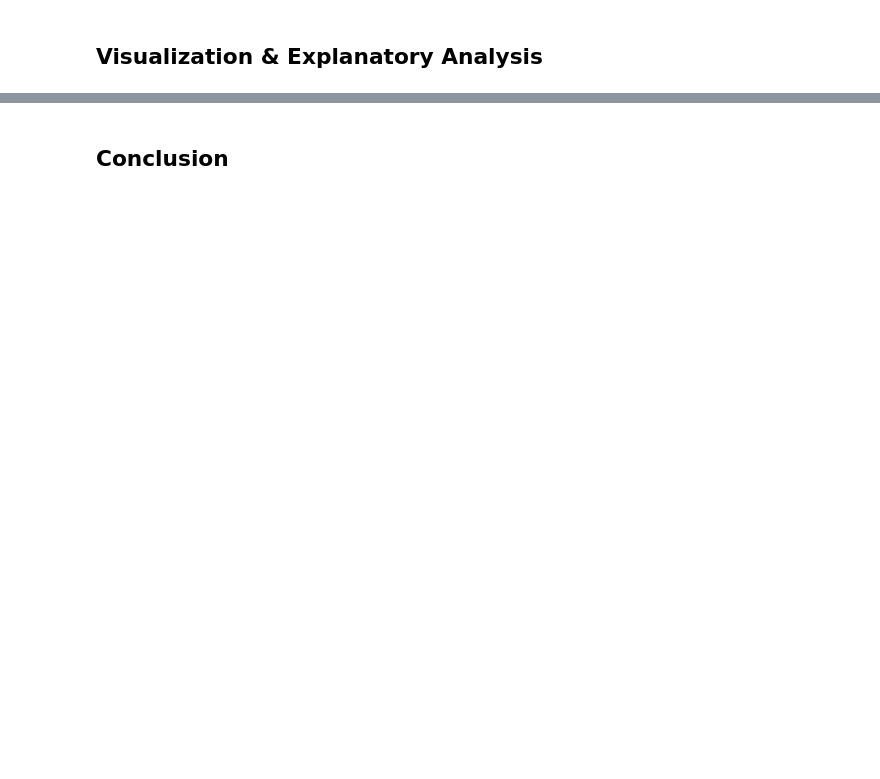
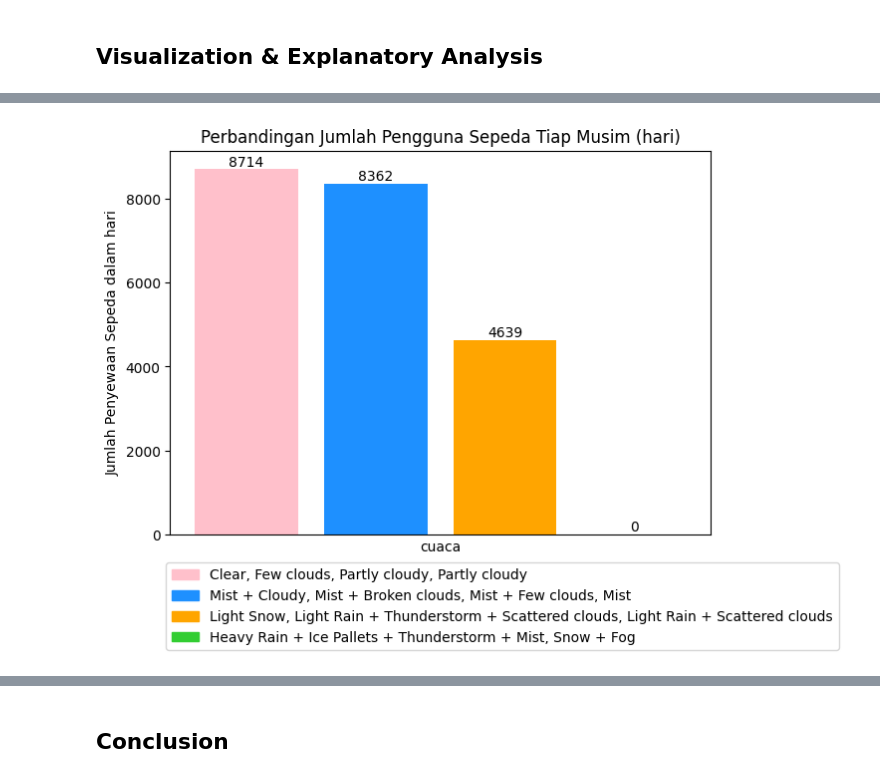
Before and after one commit to tenma33/submission, a Jupyter notebook: Proyek_Analisis_Data.ipynb, the cells around one changed output, grey strips where cells are left out. Saved outputs shown, nothing was run; the diff lists cells and outputs as text; code cells hidden in the pictures; blank space fills up the shorter version.

```diff
--- a/Proyek_Analisis_Data.ipynb
+++ b/Proyek_Analisis_Data.ipynb
@@ -214,0 +501,42 @@ plt.show()
+# %%
+# Menghitung jumlah pengguna sepeda per kategori cuaca
+data_bike_day_count_weathersit = data_bike_day.groupby('weathersit')['count'].max().reset_index()
+
+# Mengidentifikasi semua kategori cuaca yang mungkin
+semua_cuaca = ['Clear, Few clouds, Partly cloudy, Partly cloudy',
+                'Mist + Cloudy, Mist + Broken clouds, Mist + Few clouds, Mist',
+                'Light Snow, Light Rain + Thunderstorm + Scattered clouds, Light Rain + Scattered clouds',
+                'Heavy Rain + Ice Pallets + Thunderstorm + Mist, Snow + Fog']
+
+# Membuat dataframe dengan semua kategori cuaca dan menggabungkannya dengan data yang dihitung sebelumnya
+semua_cuaca = pd.DataFrame({'weathersit': semua_cuaca})
+data_bike_day_cuaca = pd.merge(semua_cuaca, data_bike_day_count_weathersit, on='weathersit', how='left').fillna(0)
+
+# Menggunakan variabel yang berbeda untuk plot
+fig, ax = plt.subplots(figsize=(7, 5))
+bars = ax.bar(data_bike_day_cuaca['weathersit'], data_bike_day_cuaca['count'], color=['pink', 'dodgerblue', 'orange', 'limegreen'])
+
+# Menambahkan legenda warna
+legend_labels = {'Clear, Few clouds, Partly cloudy, Partly cloudy': 'Clear, Few clouds, Partly cloudy, Partly cloudy',
+                 'Mist + Cloudy, Mist + Broken clouds, Mist + Few clouds, Mist': 'Mist + Cloudy, Mist + Broken clouds, Mist + Few clouds, Mist',
+                 'Light Snow, Light Rain + Thunderstorm + Scattered clouds, Light Rain + Scattered clouds': 'Light Snow, Light Rain + Thunderstorm + Scattered clouds, Light Rain + Scattered clouds',
+                 'Heavy Rain + Ice Pallets + Thunderstorm + Mist, Snow + Fog': 'Heavy Rain + Ice Pallets + Thunderstorm + Mist, Snow + Fog'}
+
+# Menentukan warna pada legenda
+legend_colors = ['pink', 'dodgerblue', 'orange', 'limegreen']
+
+handles = [plt.Rectangle((0, 0), 1, 1, color=color, label=label) for color, label in zip(legend_colors, legend_labels.values())]
+ax.legend(handles=handles, title='', loc='lower right', bbox_to_anchor=(1.25, -0.32))
+
+# Menambahkan label jumlah sebenarnya di atas setiap bar
+for bar in bars:
+    yval = bar.get_height()
+    ax.text(bar.get_x() + bar.get_width()/2, yval, int(yval), ha='center', va='bottom')
+
+ax.set_xticks([])
+ax.set_xlabel('cuaca')
+ax.set_ylabel('Jumlah Penyewaan Sepeda dalam hari')
+ax.set_title('Perbandingan Jumlah Pengguna Sepeda Tiap Musim (hari)')
+plt.show()
+# %% [output]
+[figure, added]
```
Also changed, not shown: parts of 82 cells of this notebook, 8 other files.
